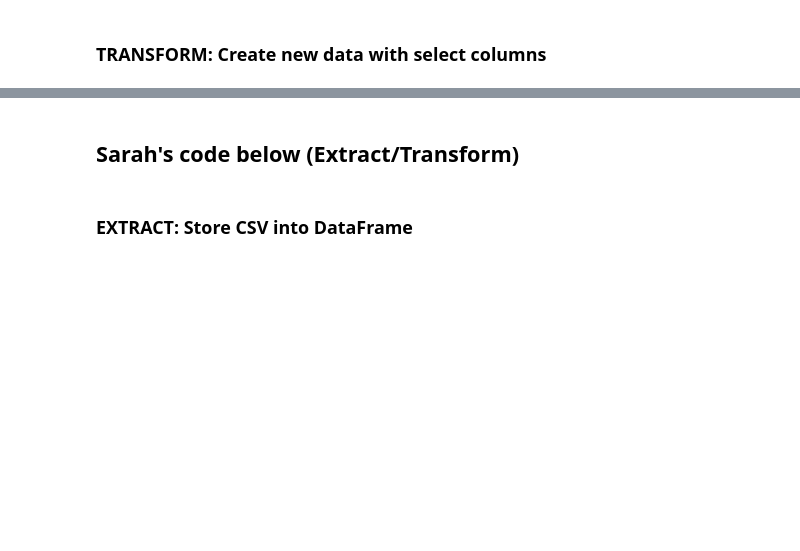
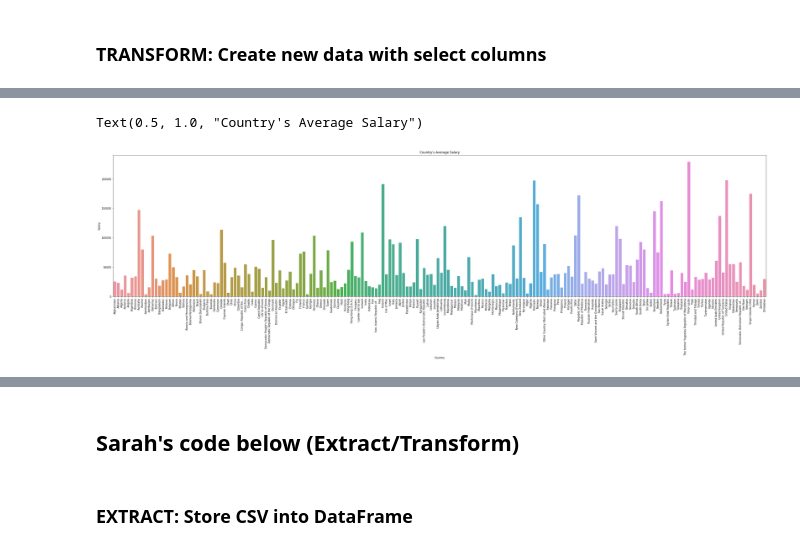
Before and after one commit to jwhite1987/Data-Scientists-and-HR-Analytics, a Jupyter notebook: etl_project.ipynb, the cells around one changed output, grey strips where cells are left out. Saved outputs shown, nothing was run; the diff lists cells and outputs as text; code cells hidden in the pictures; blank space fills up the shorter version.

```diff
--- a/etl_project.ipynb
+++ b/etl_project.ipynb
@@ -20,0 +18,2 @@ new_data_scientist_salary_df.head()
+# %%
+df = df.reset_index(drop=True)
@@ -20,0 +29,11 @@ new_data_scientist_salary_df.head()
+# %%
+df = df.drop(columns = {'Hobbyist', 'DatabaseDesireNextYear', 'Year', 'LanguageDesireNextYear', 'OrgSize'})
+# %%
+df = df.rename(columns = {'ConvertedComp': 'Salary', 'JobSat': 'Job Satisfaction', 'DatabaseWorkedWith': 'Database Use', 'LanguageWorkedWith': 'Programming Language', 'UndergradMajor': 'Major', 'YearsCodePro': 'Years Coding Professionally', 'EdLevel': 'Education Level', 'DevType': 'Developer'})
+df['Salary'] = round(df['Salary'], 2)
+new_data_scientist_salary_df = df
+# %%
+new_df = df.groupby(df['Country'])
+mean_df = new_df.mean()
+mean_df['Salary'] = round(mean_df['Salary'],2)
+mean_df
@@ -20,0 +58,9 @@ new_data_scientist_salary_df.head()
+# %%
+dims = (45, 10)
+fig, ax = plt.subplots(figsize=dims)
+chart = sns.barplot(x=mean_df.index, y=mean_df['Salary'])
+plt.xticks(rotation=90)
+plt.title("Country's Average Salary")
+# %% [output]
+Text(0.5, 1.0, "Country's Average Salary")
+[figure, added]
```
Also changed, not shown: parts of 11 cells of this notebook, 1 other file.
